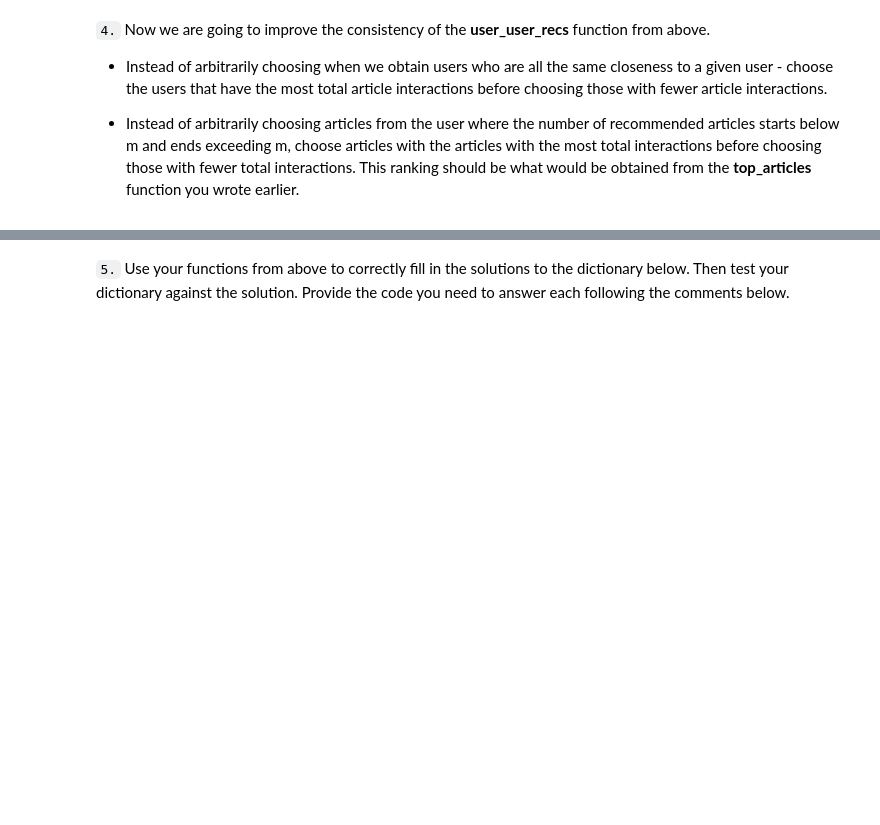
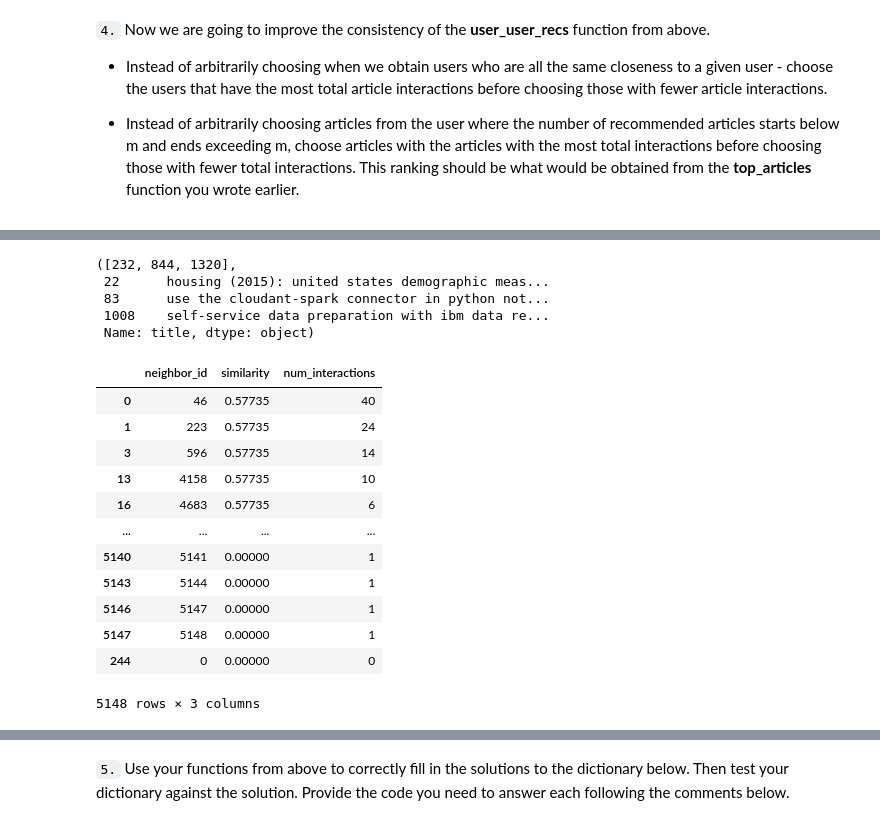
Before and after one commit to norrateng/recommendation_systems_project, a Jupyter notebook: starter/Recommendations_with_IBM.ipynb, the cells around one changed output, grey strips where cells are left out. Saved outputs shown, nothing was run; the diff lists cells and outputs as text; code cells hidden in the pictures; blank space fills up the shorter version.

Commit message:
get_top_sorted_users function runs without errors

```diff
--- a/starter/Recommendations_with_IBM.ipynb
+++ b/starter/Recommendations_with_IBM.ipynb
@@ -417,9 +417,9 @@ def find_similar_users(user_id, user_item=user_item, include_similarity=False):
     """
 
     # compute similarity of each user to the provided user
-    similarity = cosine_similarity(user_item, user_item) # calculate dot product
+    similarity = cosine_similarity(user_item) # calculate dot product
     user_row = user_item.index.get_loc(user_id) # get the row number for the user_id
-    sim_score = list(enumerate(similarity[user_row])) # get the score calculated specific to the user_id
+    sim_score = list(enumerate(similarity[user_row],1)) # get the score calculated specific to the user_id
 
     # sort by similarity
     # remove the own user's id
@@ -508,6 +508,11 @@ def get_user_articles(user_id, user_item=user_item, df=df):
     """
     # Your code here
     user_articles = user_item.loc[user_item.index.isin([user_id])]
+
+    # Check if user_articles is empty
+    if user_articles.empty:
+        return [], []  # Return empty lists if no articles are found
+
     articles_tuples = [(col, user_articles[col].iloc[0]) for col in user_articles.columns]
     interact_ids = list(filter(lambda x: x[1]== 1, articles_tuples))
     article_ids = [x[0] for x in interact_ids]
@@ -586,3 +591,8 @@ If this is all you see, you passed all of our tests!  Nice job!
 
 
 * Instead of arbitrarily choosing articles from the user where the number of recommended articles starts below m and ends exceeding m, choose articles with the articles with the most total interactions before choosing those with fewer total interactions. This ranking should be  what would be obtained from the **top_articles** function you wrote earlier.
+# %%
+for x in sim_users2['neighbor_id']:
+    print(x)
+    n = len(get_user_articles(x)[0])
+    print(n)
@@ -609,20 +634,23 @@ def get_top_sorted_users(user_id, user_item=user_item):
     # Hint: find similar users, but include their similarity, from there we can find the number of interactions for each neighbor
 
     # Ordered list of similar user ids
-    sim_users = find_similar_users(user_id)
+    sim_users = find_similar_users(user_id, include_similarity=True)
     neighbors_df = pd.DataFrame(sim_users, columns=['neighbor_id', 'similarity'])
 
     # Get count of article ids from similar users
     n_articles = []
     for x in neighbors_df['neighbor_id']:
         n = len(get_user_articles(x)[0])
+        # article_ids, _ = get_user_articles(x)  # Get article IDs and names
+        # n = len(article_ids)  # Use the length of article_ids
         n_articles.append(n)
 
     # Append to dataframe
     neighbors_df['num_interactions'] = pd.DataFrame(n_articles)
 
     # Sort by similarity and then number of interactions (descending order)
-    neighbors_df.sort_values(by=['similarity', 'num_interactions'], ascending = [False, False], inplace=True)
+    neighbors_df.sort_values(by=['similarity', 'num_interactions'], ascending = [False, False], inplace=True) #
+    neighbors_df.reset_index(drop=True, inplace=True)
 
     return neighbors_df # Return the dataframe specified in the doc_string
 
@@ -652,12 +680,12 @@ def user_user_recs_part2(user_id, m=10):
     """
     # Your code here
 
-    # Ordered list of similar user ids
-    sim_users = find_similar_users(user_id)[:m] #Include m here for efficiency - we won't be recommending more articles than the number of similar users
+    # Get sorted users
+    sim_users_df = get_top_sorted_users(user_id)
 
     # Article ids from similar users
     sim_user_articles = []
-    for x in sim_users:
+    for x in sim_users_df['neighbor_id']:
         sim_user_articles.extend(get_user_articles(x)[0])
 
     # Define article ids the user has already seen
@@ -670,0 +708,24 @@ def user_user_recs_part2(user_id, m=10):
+# %%
+get_user_articles(20)
+# %% [output]
+([232, 844, 1320],
+ 22      housing (2015): united states demographic meas...
+ 83      use the cloudant-spark connector in python not...
+ 1008    self-service data preparation with ibm data re...
+ Name: title, dtype: object)
+# %%
+get_top_sorted_users(20, user_item)
+# %% [output]
+|  | neighbor_id | similarity | num_interactions |
+| 0 | 46 | 0.57735 | 40 |
+| 1 | 223 | 0.57735 | 24 |
+| 3 | 596 | 0.57735 | 14 |
+| 13 | 4158 | 0.57735 | 10 |
+| 16 | 4683 | 0.57735 | 6 |
+| ... | ... | ... | ... |
+| 5140 | 5141 | 0.00000 | 1 |
+| 5143 | 5144 | 0.00000 | 1 |
+| 5146 | 5147 | 0.00000 | 1 |
+| 5147 | 5148 | 0.00000 | 1 |
+| 244 | 0 | 0.00000 | 0 |
+5148 rows × 3 columns
```
Also changed, not shown: parts of 8 cells of this notebook.
